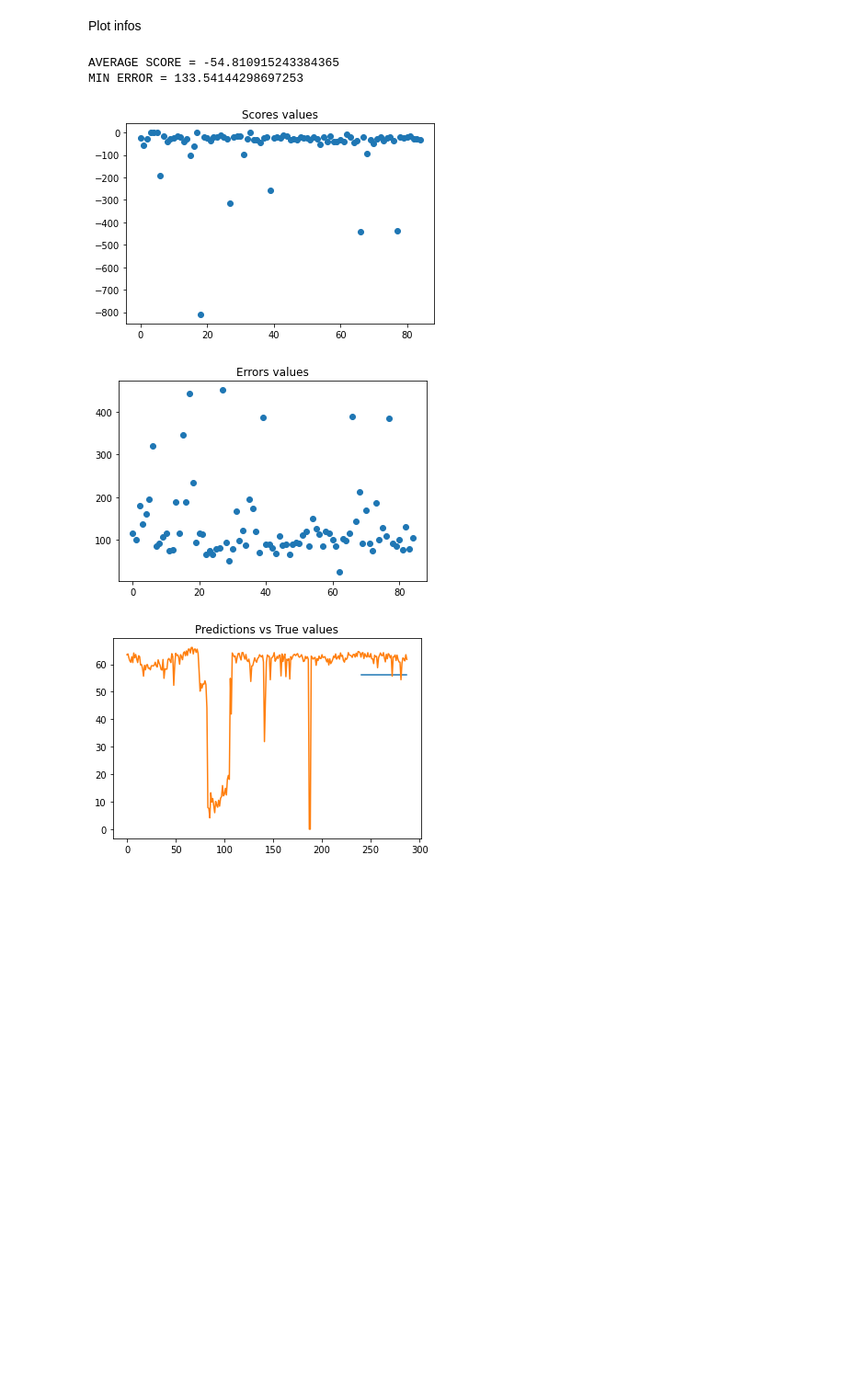
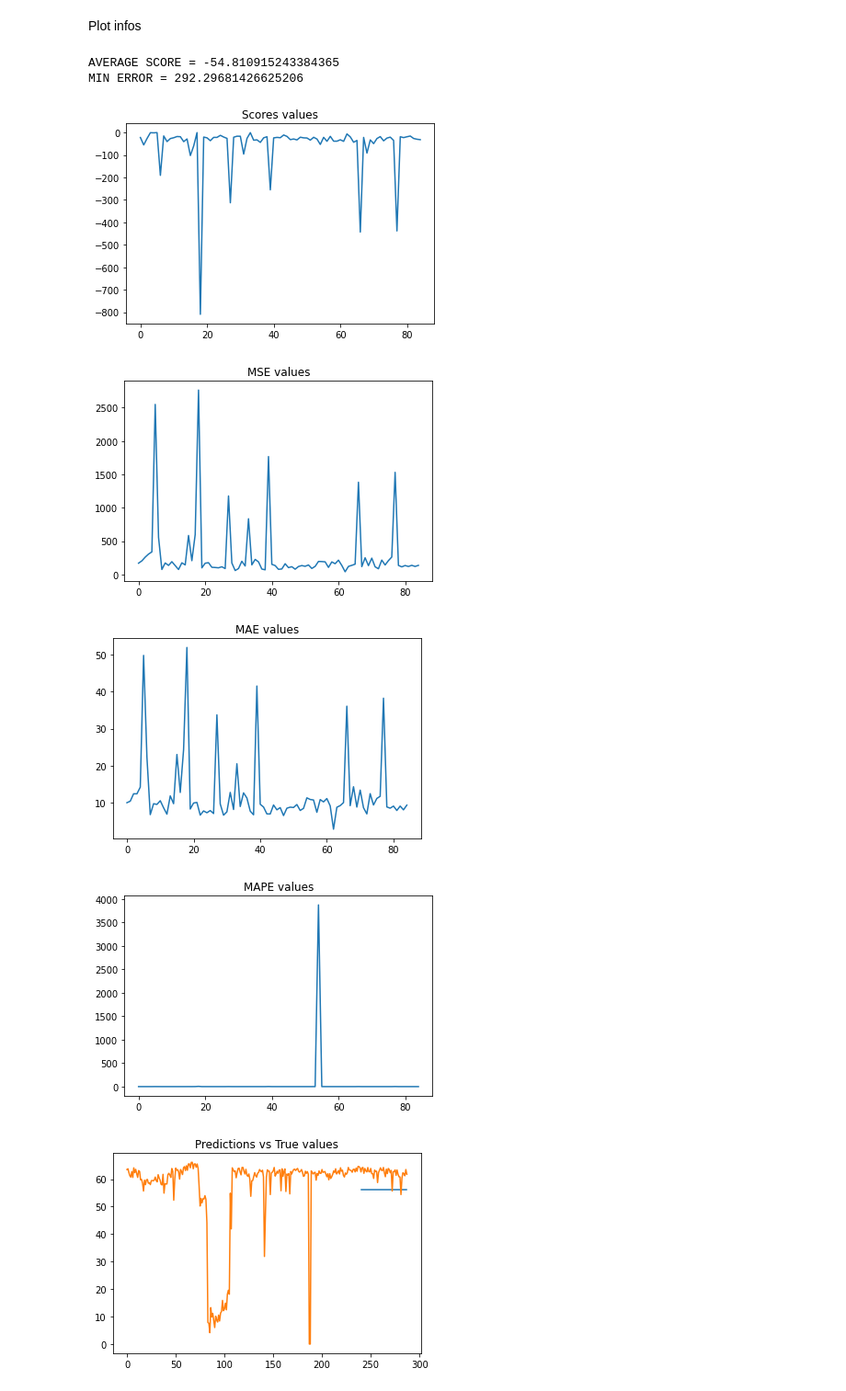
Before and after one commit to CristianBold4/LfN_project, a Jupyter notebook: NaivePredictors/TrafficRegressionPredictions.ipynb, the cells around one changed output. Shown at 92% size. Drawn from its saved outputs; the diff is of its cells as text; code cells hidden in the pictures; blank space fills up the shorter version.

```diff
--- a/NaivePredictors/TrafficRegressionPredictions.ipynb
+++ b/NaivePredictors/TrafficRegressionPredictions.ipynb
@@ -102,6 +103,6 @@ X_scale = scaler.transform(X)
 #divide in train and set
 X_train, X_test, Y_train, Y_test = train_test_split(X_scale, Y, random_state=1)
 # %%
-regr = MLPRegressor(random_state=1, max_iter=500, hidden_layer_sizes=(3, 100, 200, 400, 208), solver='adam', n_iter_no_change=50, verbose=True)
+regr = MLPRegressor(random_state=1, max_iter=100, hidden_layer_sizes=(3, 100, 200, 400, 208), solver='adam', n_iter_no_change=50, verbose=True)
 regr.fit(X_train, Y_train)
 # %% [output]
@@ -130,0 +130,12 @@ regr.score(X_test, Y_test)
+# %%
+preds = regr.predict(X_test)
+
+score = regr.score(X_test, Y_test)
+mse = mean_squared_error(preds, Y_test)
+mae = mean_absolute_error(preds, Y_test)
+mape = mean_absolute_percentage_error(preds, Y_test)
+
+print(f'SCORE: {score:.4f}\n')
+print(f'MSE: {mse:.4f}')
+print(f'MAE: {mae:.4f}')
+print(f'MAPE: {mape:.4f}')
@@ -158,7 +175,9 @@ Train the first 20 hours of each day and try to predict the last 4 hours of each
 data = dataset[:,1:]
 
 scores = []
-errors = []
+mse_errors = []
+mae_errors = []
+mape_errors = []
 
 for i in range(0, data.shape[0], 288):
   #create X and Y sets
@@ -173,23 +192,36 @@ for i in range(0, data.shape[0], 288):
 
   #evaluate
   scores.append(regr.score(X_test, Y_test))
-  errors.append(regr.loss_)
+  preds = regr.predict(X_test)
+  mse_errors.append(mean_squared_error(preds, Y_test))
+  mae_errors.append(mean_absolute_error(preds, Y_test))
+  mape_errors.append(mean_absolute_percentage_error(preds, Y_test))
 # %% [markdown]
 Plot infos
 # %%
 print(f'AVERAGE SCORE = {sum(scores)/len(scores)}')
-print(f'MIN ERROR = {sum(errors)/len(errors)}')
+print(f'MIN ERROR = {sum(mse_errors)/len(mse_errors)}')
 
-plt.scatter(range(len(scores)), scores)
+plt.plot(range(len(scores)), scores)
 plt.title('Scores values')
 plt.show()
 
-plt.scatter(range(len(errors)), errors)
-plt.title('Errors values')
+plt.plot(range(len(mse_errors)), mse_errors)
+plt.title('MSE values')
 plt.show()
+
+plt.plot(range(len(mae_errors)), mae_errors)
+plt.title('MAE values')
+plt.show()
+
+plt.plot(range(len(mape_errors)), mape_errors)
+plt.title('MAPE values')
+plt.show()
 # %% [output]
 AVERAGE SCORE = -54.810915243384365
-MIN ERROR = 133.54144298697253
+MIN ERROR = 292.29681426625206
-[figure, old version]
+[figure, new version]
-[figure, old version]
+[figure, new version]
+[figure, added]
+[figure, added]
 # %%
```
Also changed, not shown: parts of 9 cells of this notebook, 1 other file.
